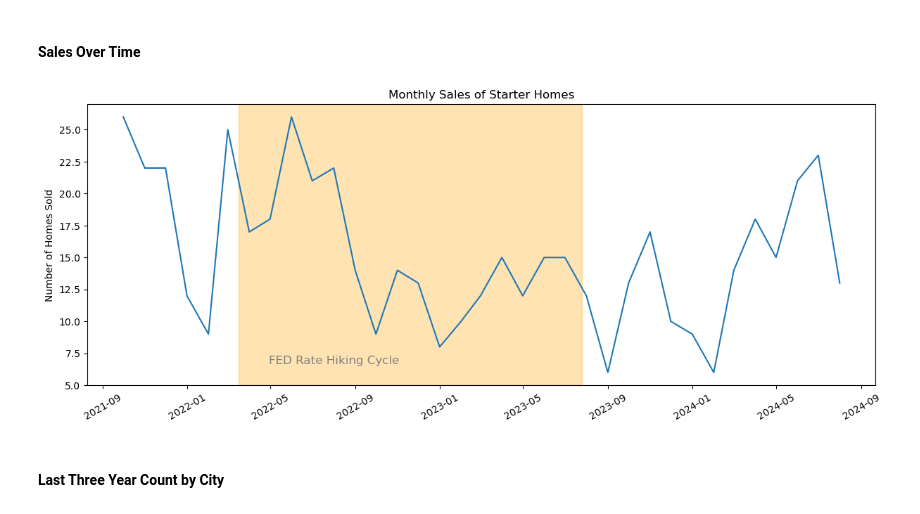
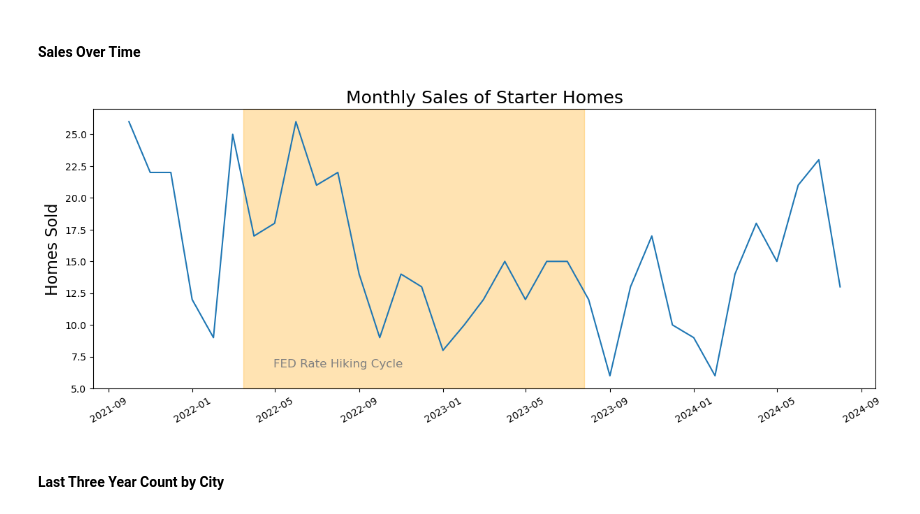
Before and after one commit to StarkArk/Local_Real_Estate_Analysis, a Jupyter notebook: real_estate_eda.ipynb, the cells around one changed output. Drawn from its saved outputs; the diff is of its cells as text; code cells hidden in the pictures.

```diff
--- a/real_estate_eda.ipynb
+++ b/real_estate_eda.ipynb
@@ -387,36 +387,36 @@ re_monthly_df = re_monthly_df.groupby(['year', 'month']).size().reset_index()[1:
 
 re_monthly_df_list = []
 
 for index, row in re_monthly_df.iterrows():
     re_monthly_df_list.append(f"{row['year']}/{row['month']}")
 
 re_monthly_df['year_month'] = re_monthly_df_list
 
 re_monthly_df['year_month'] = pd.to_datetime(re_monthly_df['year_month'], format="%Y/%m")
 # rename columns
 re_monthly_df.columns = ['year', 'month', 'count', 'year_month']
 
 with warnings.catch_warnings():
     warnings.filterwarnings('ignore')
     # Create a line graph to show monthly purchases
     fig, ax = plt.subplots(figsize=(14,5))
     ax = sns.lineplot(data=re_monthly_df, x='year_month', y='count')
     plt.subplots_adjust(left=0.1, right=0.9, top=0.9, bottom=0.1)
     plt.xticks(rotation=30)
-    plt.title('Monthly Sales of Starter Homes')
+    plt.title('Monthly Sales of Starter Homes', fontsize=18)
     plt.xlabel('')
-    plt.ylabel('Number of Homes Sold')
+    plt.ylabel('Homes Sold', fontsize=16)
     # Create a vertical span across the x-axis representing fed rate cycle
     ax.axvspan(mdates.date2num(datetime.datetime(2022, 3, 17)),
            mdates.date2num(datetime.datetime(2023, 7, 26)),
            color='orange', alpha=0.3, label='Rate Hiking Cycle')
     ax.text(.23, .075, 'FED Rate Hiking Cycle',
        fontsize=12, color='grey',
        transform=ax.transAxes)
 
 plt.savefig('Images/monthlysalesstarterhomes.svg', format='svg')
 # %% [output]
-[figure, old version]
+[figure, new version]
 # %% [markdown]
 #### Last Three Year Count by City
 # %%
```
Also changed, not shown: 2 other files.
